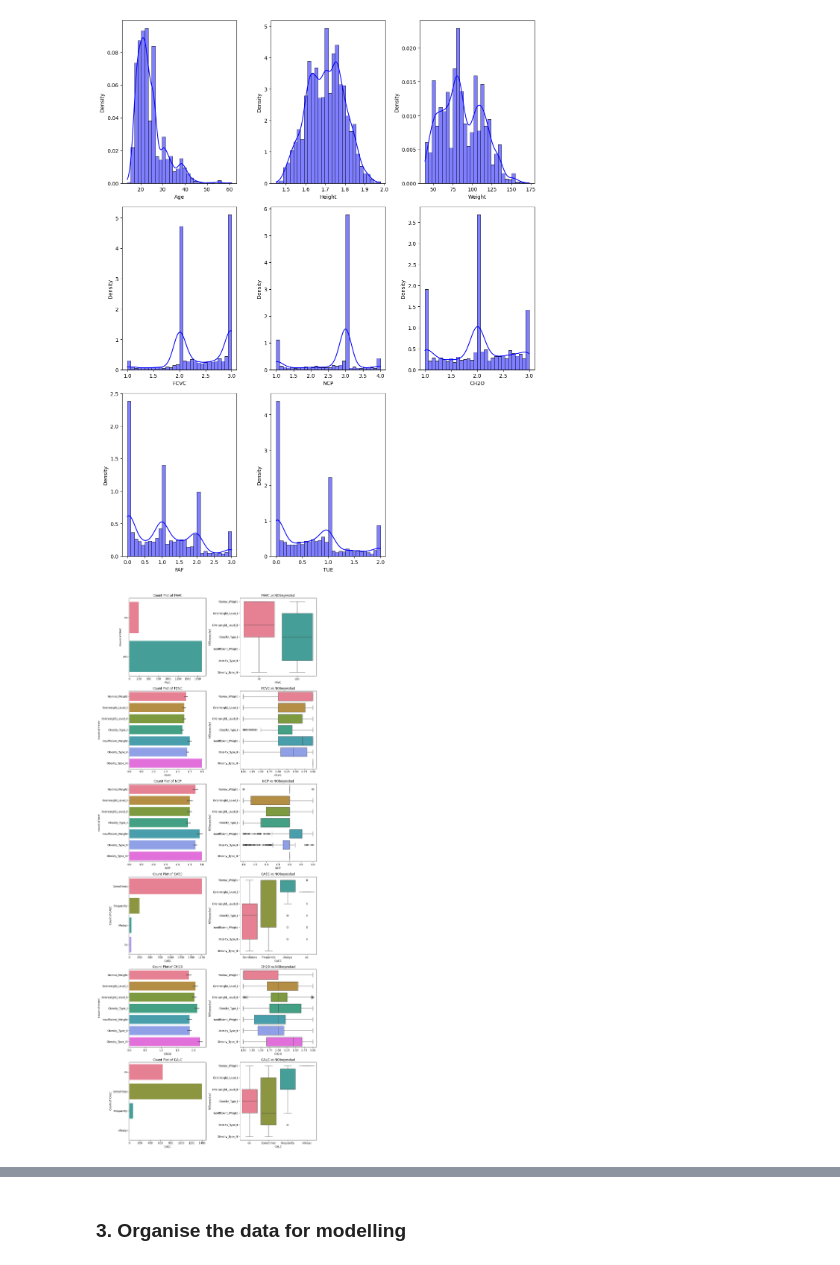
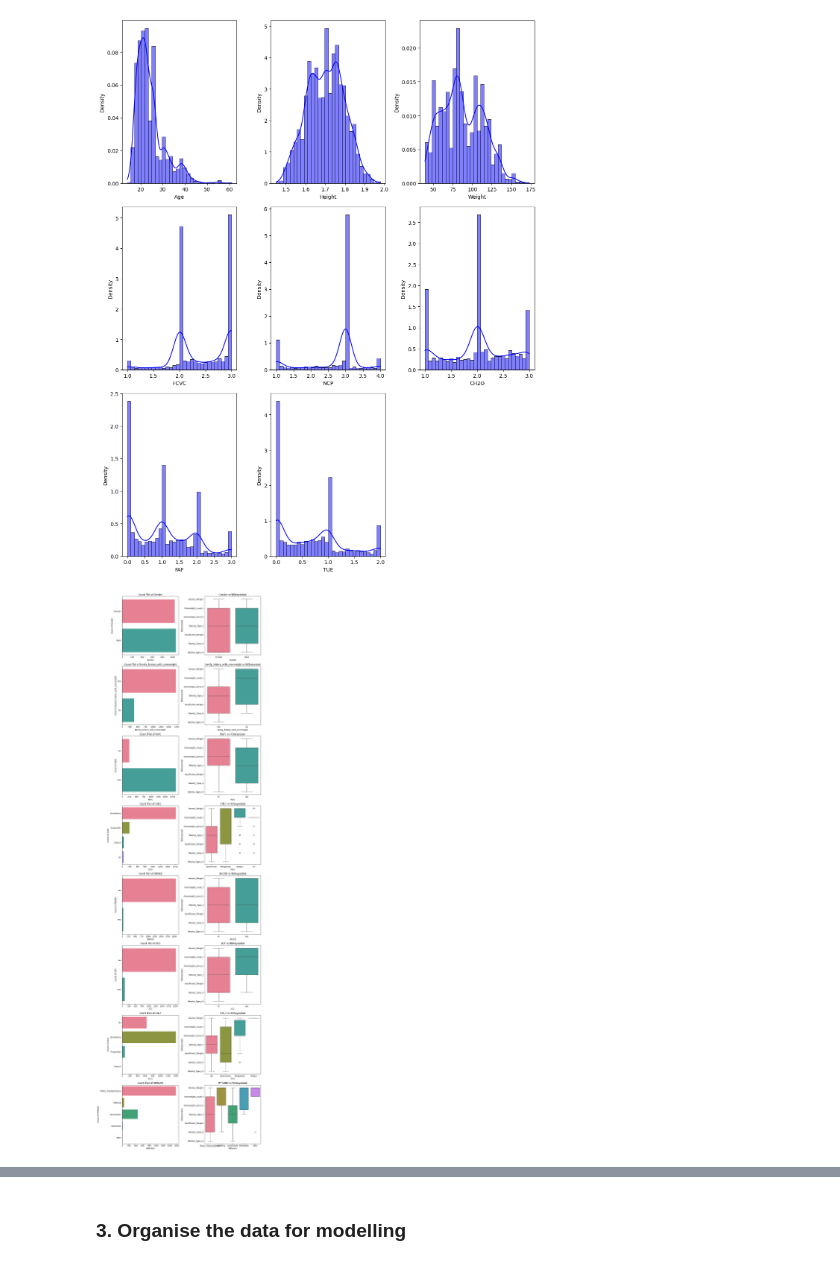
Before and after one commit to secary/compsci7306, a Jupyter notebook: mbd_a1/a1942340_dongjuma_assign1.ipynb, the cells around one changed output, grey strips where cells are left out. Cells and saved outputs as stored; diff of their text form; code cells hidden in the pictures.

```diff
--- a/mbd_a1/a1942340_dongjuma_assign1.ipynb
+++ b/mbd_a1/a1942340_dongjuma_assign1.ipynb
@@ -246,4 +223,4 @@ phyisical = ['SCC', 'FAF', 'TUE', 'MTRANS']
 # %%
-plot_charts(od, eating)
+plot_charts(od, categorical_data.drop('NObeyesdad', axis=1))
 # %% [output]
-[figure, old version]
+[figure, new version]
```
Also changed, not shown: parts of 21 cells of this notebook.
